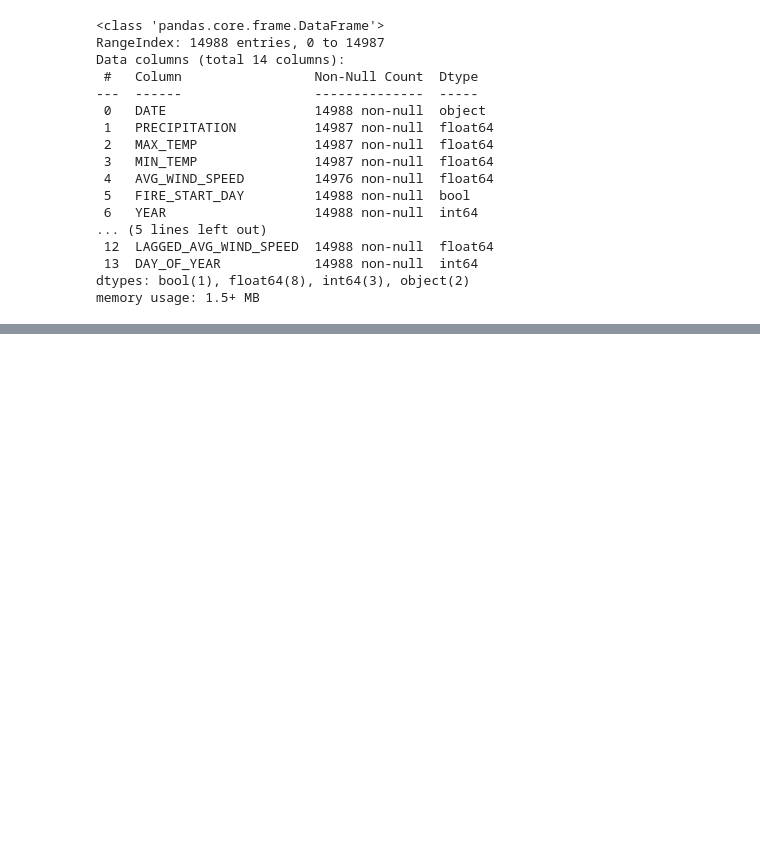
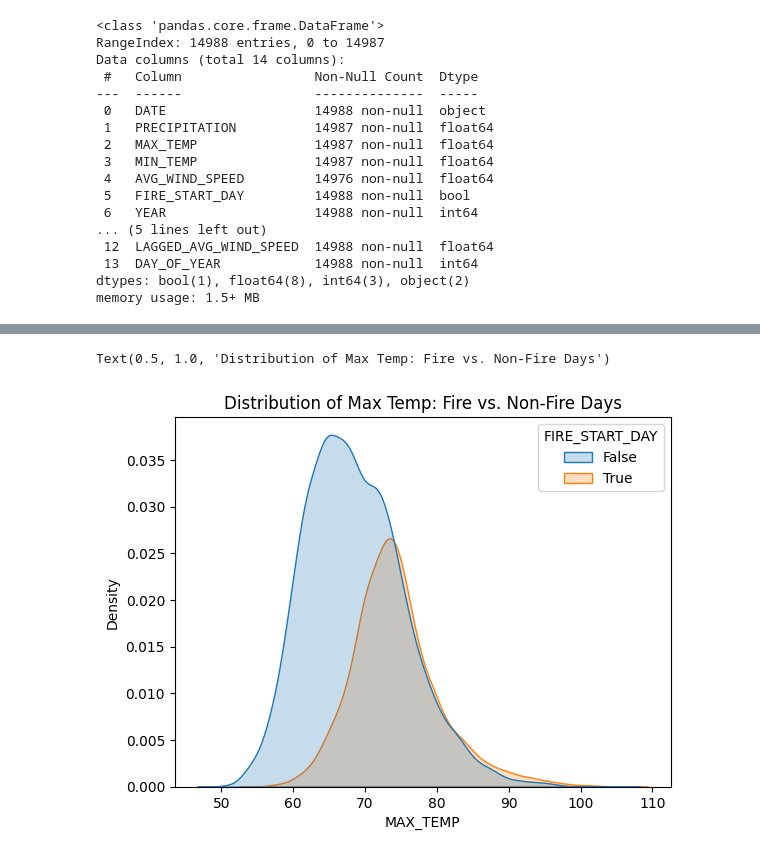
Before and after one commit to leo7812/CA-WildFire-ML-Models, a Jupyter notebook: CS163_Weather_Project.ipynb, the cells around one changed output, grey strips where cells are left out. Saved outputs shown, nothing was run; the diff lists cells and outputs as text; code cells hidden in the pictures; blank space fills up the shorter version.

```diff
--- a/CS163_Weather_Project.ipynb
+++ b/CS163_Weather_Project.ipynb
@@ -124,3 +124,10 @@ fireDates.head()
 | 82 | 1984-03-23 | 0.0 | 77.0 | 54.0 | 7.38 | True | 1984 | 23.0 | ... |
 | 88 | 1984-03-29 | 0.0 | 71.0 | 53.0 | 11.41 | True | 1984 | 18.0 | ... |
 | 102 | 1984-04-12 | 0.0 | 73.0 | 53.0 | 5.14 | True | 1984 | 20.0 | ... |
+# %%
+sns.kdeplot(data=wc_df, x="MAX_TEMP", hue="FIRE_START_DAY", fill=True)
+plt.title("Distribution of Max Temp: Fire vs. Non-Fire Days")
+# shows day temperatures of days with fire vs days without fires
+# %% [output]
+Text(0.5, 1.0, 'Distribution of Max Temp: Fire vs. Non-Fire Days')
+[figure, added]
```
Also changed, not shown: parts of 8 cells of this notebook.
